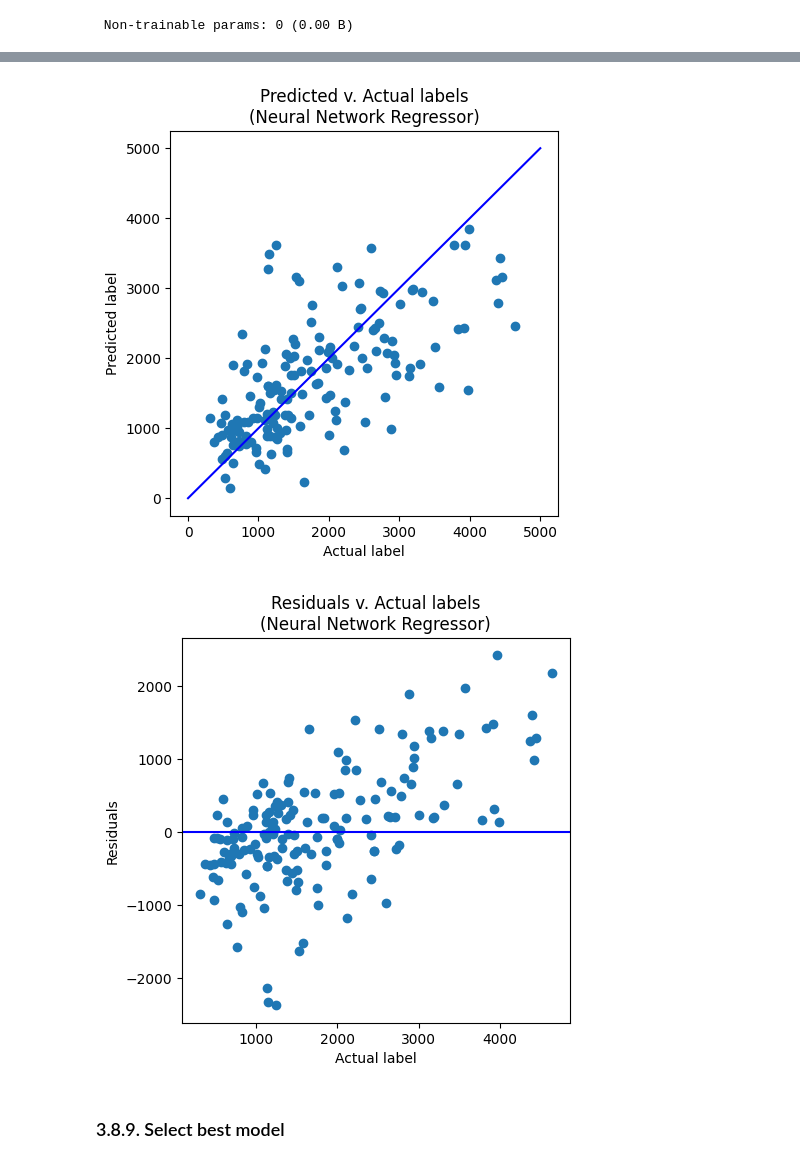
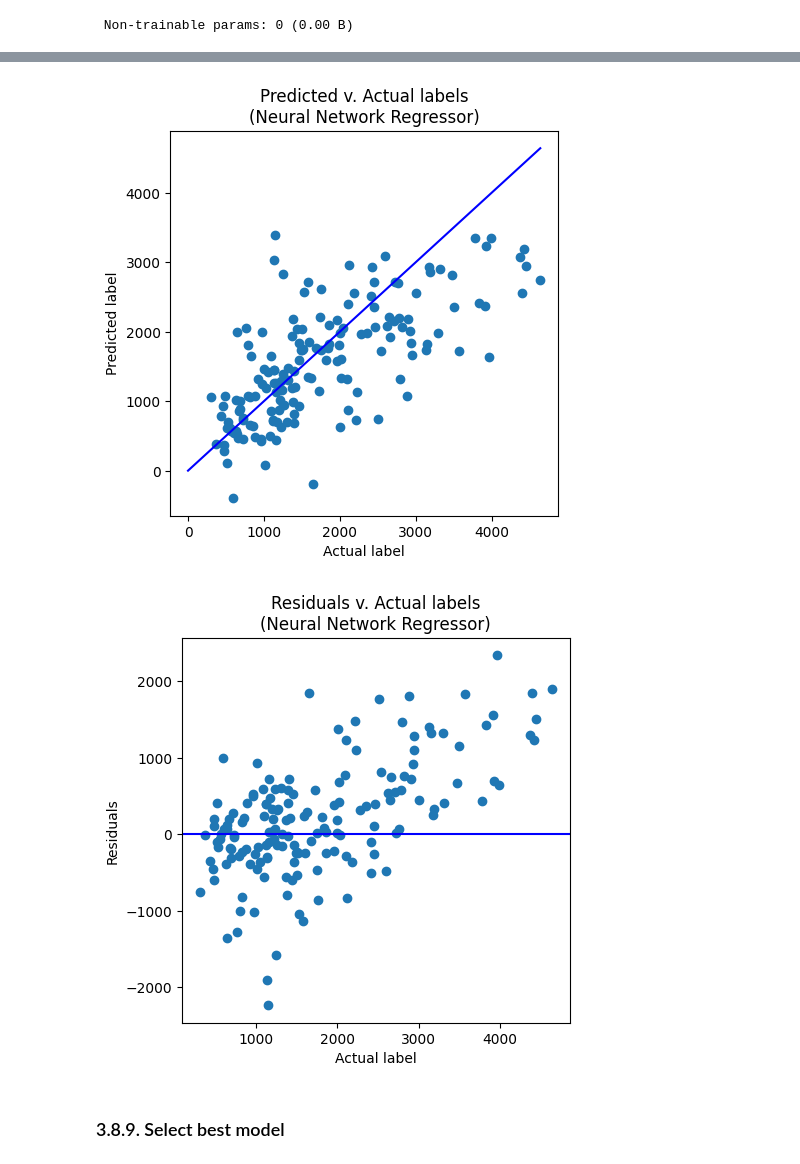
Before and after one commit to AlbertoMPalacioBastos/ML-model-for-production-prediction, a Jupyter notebook: 3-ML-regression-model-training-and-evaluation.ipynb, the cells around one changed output, grey strips where cells are left out. Cells and saved outputs as stored; diff of their text form; code cells hidden in the pictures.

```diff
--- a/3-ML-regression-model-training-and-evaluation.ipynb
+++ b/3-ML-regression-model-training-and-evaluation.ipynb
@@ -106,7 +106,7 @@ df.describe(include='all')
 ## 3.3. Isolate features and target
 # %%
 features_df = df.drop(columns='production')
-target_df = df['production']
+target_df = pd.DataFrame(df['production'])
 print("Features shape:", features_df.shape, "\n", "Target shape:", target_df.shape)
 # %% [output]
 Features shape: (534, 18)
@@ -151,7 +151,7 @@ memory usage: 142.0 KB
 # %% [markdown]
 ## 3.5. Scale features
 # %%
-scaler = preprocessing.MaxAbsScaler()
+scaler = preprocessing.MinMaxScaler(feature_range=(1,10))
 scaled_features = scaler.fit_transform(encoded_features_df)
 scaled_features_df = pd.DataFrame(scaled_features, columns=encoded_features_df.columns)
 scaled_features_df.head()
@@ -257,6 +265,7 @@ Trained in all the features in scaled training data without cross validation
 # %%
 # Split data 70%-30% into training set and test set
 X_train, X_test, y_train, y_test = train_test_split(scaled_features_df, target_df, test_size=0.30, random_state=22)
+y_test_max = float(y_test.max())
 print ('Training Set: %d rows\nTest Set: %d rows' % (X_train.shape[0], X_test.shape[0]))
 # %% [output]
 Training Set: 373 rows
@@ -562,17 +571,17 @@ report_df
 # %%
 plt.figure(figsize=(5,5))
 plt.scatter(x=y_test, y=NNR_pred)
 plt.xlabel("Actual label")
 plt.ylabel("Predicted label")
 plt.title("Predicted v. Actual labels\n(Neural Network Regressor)")
 # overlay the perfect regression line
-plt.plot((0,5000), (0,5000), color='blue')
+plt.plot((0,y_test_max), (0,y_test_max), color='blue')
 plt.show()
 # %% [output]
-[figure, old version]
+[figure, new version]
 # %%
 # Plot residuals
-NNR_pred = NNR_pred.flatten()
+NNR_pred = NNR_pred#.flatten()
 plt.figure(figsize=(5,5))
 plt.scatter(x=y_test, y=(y_test-NNR_pred))
 plt.xlabel("Actual label")
@@ -582,7 +591,7 @@ plt.title("Residuals v. Actual labels\n(Neural Network Regressor)")
 plt.axhline(y=0, color='b')
 plt.show()
 # %% [output]
-[figure, old version]
+[figure, new version]
 # %% [markdown]
 ### 3.8.9. Select best model
 # %%
```
Also changed, not shown: parts of 40 cells of this notebook, 1 other file.
